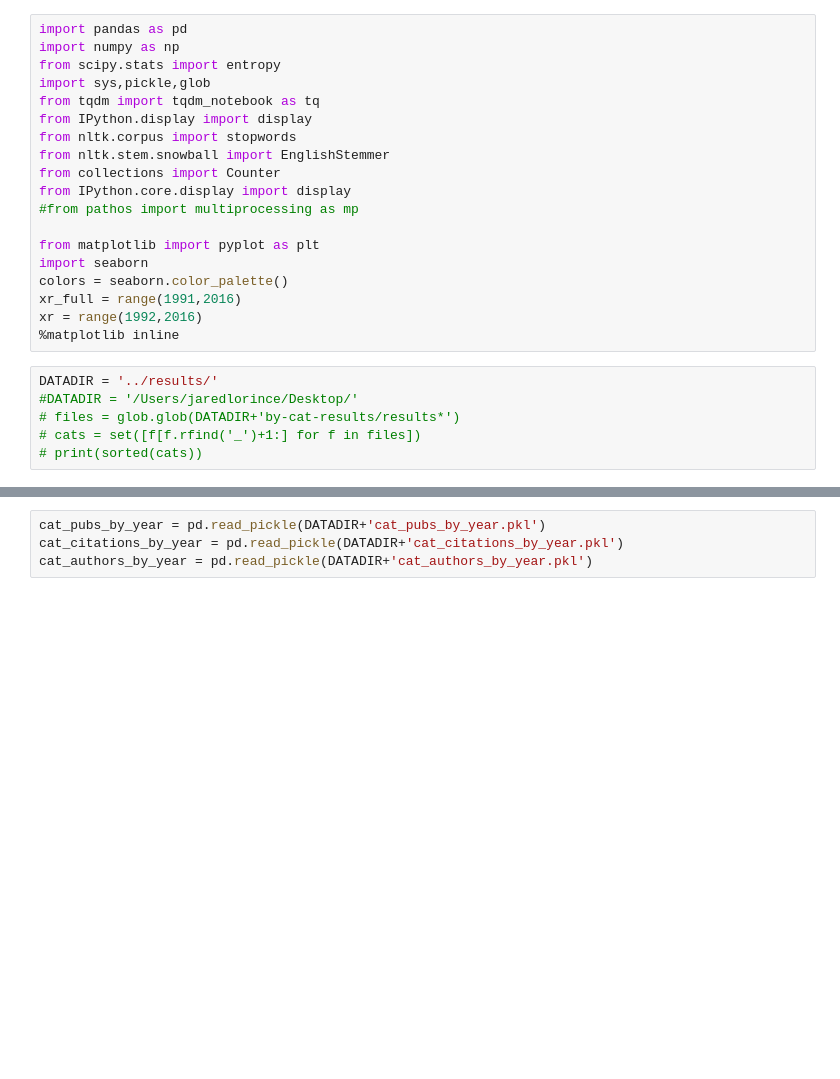
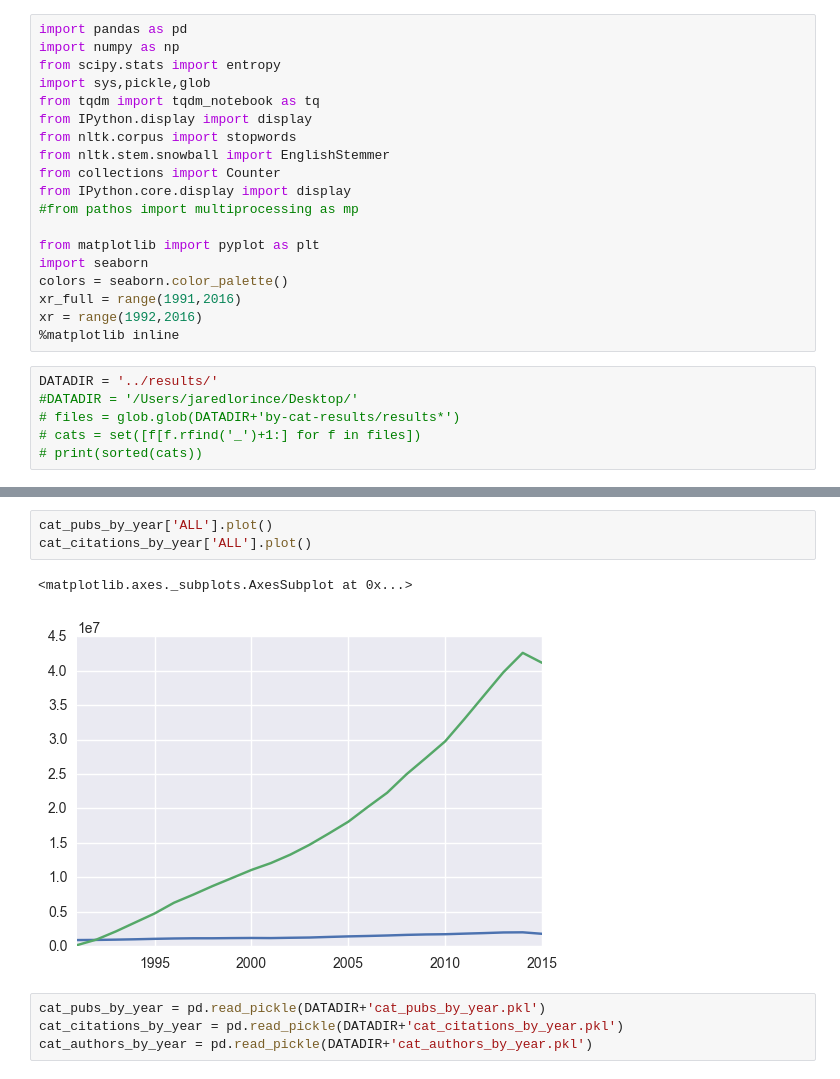
Before and after one commit to jlorince/wos-text-dynamics, a Jupyter notebook: notebooks/data-exploration.ipynb, the cells around one changed output, grey strips where cells are left out. Cells and saved outputs as stored; diff of their text form; blank space fills up the shorter version.

```diff
--- a/notebooks/data-exploration.ipynb
+++ b/notebooks/data-exploration.ipynb
@@ -46,3 +47,9 @@ cat_authors_by_year.head()
+# %%
+cat_pubs_by_year['ALL'].plot()
+cat_citations_by_year['ALL'].plot()
+# %% [output]
+<matplotlib.axes._subplots.AxesSubplot at 0x...>
+[figure, added]
 # %%
 cat_pubs_by_year = pd.read_pickle(DATADIR+'cat_pubs_by_year.pkl')
 cat_citations_by_year = pd.read_pickle(DATADIR+'cat_citations_by_year.pkl')
```
Also changed, not shown: parts of 6 cells of this notebook, 2 other files.
